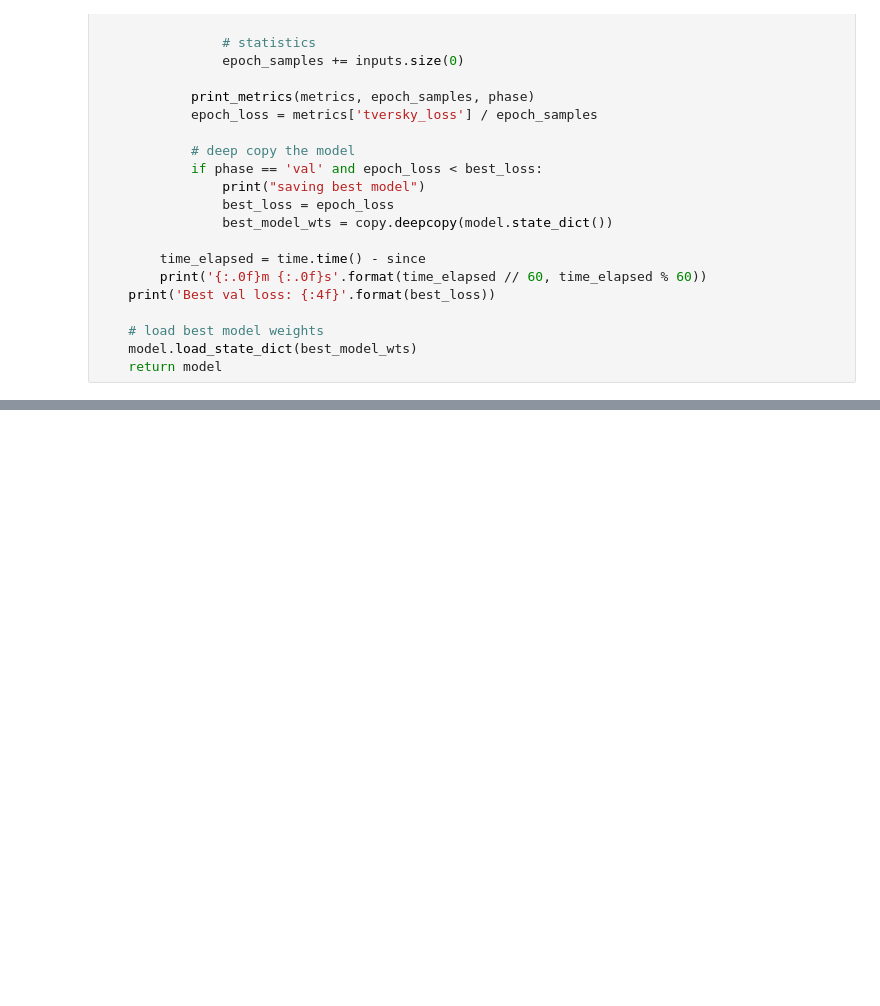
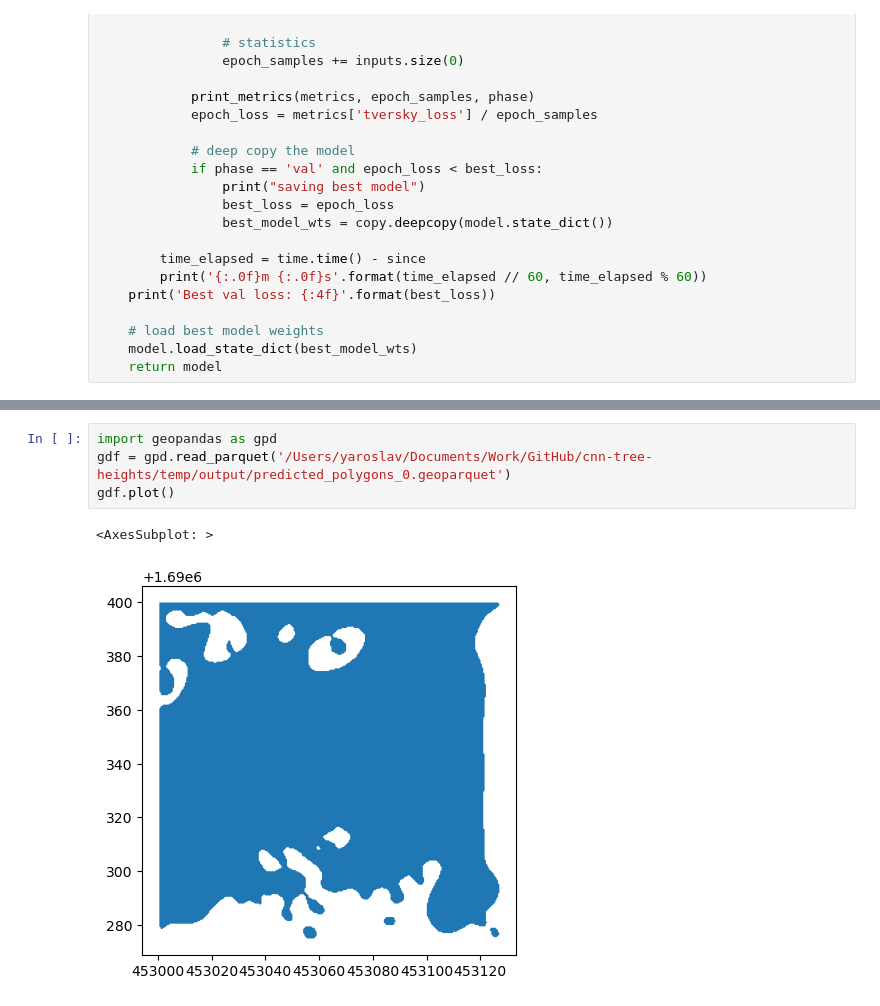
Before and after one commit to thissop/cnn-tree-heights, a Jupyter notebook: cnnheights/current-pytorch-model/my-torch_unet[tversky].ipynb, the cells around one changed output, grey strips where cells are left out. Cells and saved outputs as stored; diff of their text form; blank space fills up the shorter version.

```diff
--- a/cnnheights/current-pytorch-model/my-torch_unet[tversky].ipynb
+++ b/cnnheights/current-pytorch-model/my-torch_unet[tversky].ipynb
@@ -465,0 +486,7 @@ def save_predictions(prediction:torch.Tensor, output_dir:str, crs:str):
+# %%
+import geopandas as gpd
+gdf = gpd.read_parquet('/Users/yaroslav/Documents/Work/GitHub/cnn-tree-heights/temp/output/predicted_polygons_0.geoparquet')
+gdf.plot()
+# %% [output]
+<AxesSubplot: >
+[figure, added]
```
Also changed, not shown: parts of 9 cells of this notebook, 7 other files.
